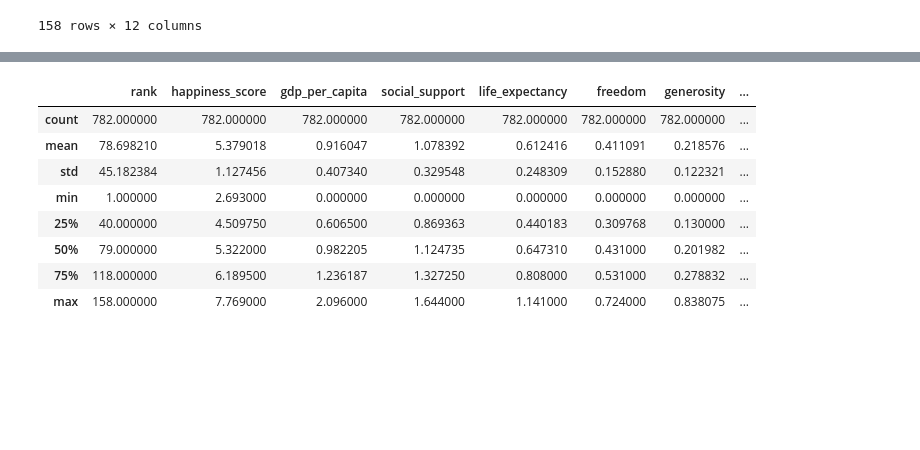
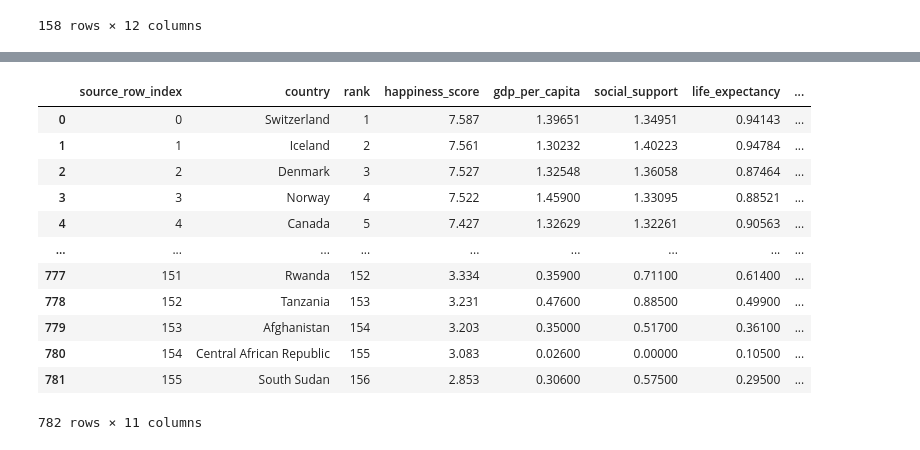
Before and after one commit to IR-test123/world-happiness-analysis, a Jupyter notebook: notebooks/01_exploration.ipynb, the cells around one changed output, grey strips where cells are left out. Cells and saved outputs as stored; diff of their text form; code cells hidden in the pictures; blank space fills up the shorter version.

Commit message:
Added config file for constants. Cleaned code, added data writer. Updated README.md for final changes. Stable version for presentation - 1.0.0

```diff
--- a/notebooks/01_exploration.ipynb
+++ b/notebooks/01_exploration.ipynb
@@ -61,17 +4,6 @@ import warnings
 warnings.simplefilter(action="ignore", category=FutureWarning)
 # %%
 import pandas as pd
-# %%
-import sys
-from pathlib import Path
-
-sys.path.append(str(Path().resolve().parent))
-
-BASE_DIR = Path("../")
-DATA_DIR = BASE_DIR / "data"
-RAW_DATA_PATH = DATA_DIR / "raw"
-PROCESSED_DATA_PATH = DATA_DIR / "processed"
-OUTPUT_FILE_FULL_PATH = PROCESSED_DATA_PATH / "combined_years.csv"
 # %%
 # Section 1 — Load Data
 from src.data_loader import load_all_csvs
@@ -145,11 +29,16 @@ COLUMN_MAPPING = {
 # %%
+# Section 2 — Clean Data
+
+#define dictionary for column name normalization. Based on predefined data of 2015-2019.
+
+from src.config import COLUMN_MAPPING, COLUMNS_TO_KEEP, COL_FILE_ID, COL_SOURCE_ROW
+
 # clean the names of all data frame columns so it can be worked with
 # standardize the data frame according to column mapping and filter out unusuable ones.
 # add file ID column to each so source can be identified after unification to one data frame.
 
-from src.data_cleaner import normalize_columns, standardize_df
+from src.data_cleaner import standardize_df
 
 for data_set_name in dfs:
-  dfs[data_set_name] = standardize_df(dfs[data_set_name], data_set_name, COLUMN_MAPPING)
-  # TODO - add the original line number of the file as another column - to make debug easy later on
+  dfs[data_set_name] = standardize_df(dfs[data_set_name], data_set_name, COLUMN_MAPPING, COLUMNS_TO_KEEP, COL_SOURCE_ROW, COL_FILE_ID)
 # %%
@@ -190,47 +79,54 @@ combined_df
 # %%
 # Data exploration and additional cleaning
+
+from src.config import COL_DYSTOPIA
 
 # print(combined_df[combined_df['country'] == 'Israel'])
 
 # corruption missing one entry - dystopia missing years 2018 and 2019 - removing the column
-combined_df.drop(columns=["dystopia_residual"], inplace=True)
+combined_df.drop(columns=[COL_DYSTOPIA], inplace=True)
 
-# minimal entry has some zeros accross almost every field. seems like empty data to check and filter out.
+# minimal entry has some zeros across almost every field. seems like empty data to check and filter out.
 combined_df.describe()
 
+combined_df
 # combined_df[combined_df["gdp_per_capita"] == 0]
 
 # combined_df["country"].nunique()
 # combined_df.loc[combined_df["file_id"] == '2015', "country"].nunique()
 # combined_df.loc[combined_df["file_id"] == '2016', "country"].nunique()
 # combined_df.loc[combined_df["file_id"] == '2017', "country"].nunique()
 # combined_df.loc[combined_df["file_id"] == '2018', "country"].nunique()
 # combined_df.loc[combined_df["file_id"] == '2019', "country"].nunique()
 
 # seems like the numbers aren't exact - fetching the countries that show in all files:
 # expected_years = combined_df["file_id"].nunique()
 
 # missing_countries = (
 #     combined_df.groupby("country")["file_id"].nunique()
 #     .loc[lambda x: x < expected_years]
 # )
 
 # missing_countries
 
 # seems : "Trinidad & Tobago", "Hong Kong", "Taiwan", all should be OK if name will be fixed
 # combined_df[combined_df["country"].str.startswith("Taiwan", na=False)]
 # searched for others - but all missing some years, so omitted.
 # combined_df[combined_df['country'].str.contains("Gam", na=False)]
 # %% [output]
-|  | rank | happiness_score | gdp_per_capita | social_support | life_expectancy | freedom | generosity | ... |
-| count | 782.000000 | 782.000000 | 782.000000 | 782.000000 | 782.000000 | 782.000000 | 782.000000 | ... |
-| mean | 78.698210 | 5.379018 | 0.916047 | 1.078392 | 0.612416 | 0.411091 | 0.218576 | ... |
-| std | 45.182384 | 1.127456 | 0.407340 | 0.329548 | 0.248309 | 0.152880 | 0.122321 | ... |
-| min | 1.000000 | 2.693000 | 0.000000 | 0.000000 | 0.000000 | 0.000000 | 0.000000 | ... |
-| 25% | 40.000000 | 4.509750 | 0.606500 | 0.869363 | 0.440183 | 0.309768 | 0.130000 | ... |
-| 50% | 79.000000 | 5.322000 | 0.982205 | 1.124735 | 0.647310 | 0.431000 | 0.201982 | ... |
-| 75% | 118.000000 | 6.189500 | 1.236187 | 1.327250 | 0.808000 | 0.531000 | 0.278832 | ... |
-| max | 158.000000 | 7.769000 | 2.096000 | 1.644000 | 1.141000 | 0.724000 | 0.838075 | ... |
+|  | source_row_index | country | rank | happiness_score | gdp_per_capita | social_support | life_expectancy | ... |
+| 0 | 0 | Switzerland | 1 | 7.587 | 1.39651 | 1.34951 | 0.94143 | ... |
+| 1 | 1 | Iceland | 2 | 7.561 | 1.30232 | 1.40223 | 0.94784 | ... |
+| 2 | 2 | Denmark | 3 | 7.527 | 1.32548 | 1.36058 | 0.87464 | ... |
+| 3 | 3 | Norway | 4 | 7.522 | 1.45900 | 1.33095 | 0.88521 | ... |
+| 4 | 4 | Canada | 5 | 7.427 | 1.32629 | 1.32261 | 0.90563 | ... |
+| ... | ... | ... | ... | ... | ... | ... | ... | ... |
+| 777 | 151 | Rwanda | 152 | 3.334 | 0.35900 | 0.71100 | 0.61400 | ... |
+| 778 | 152 | Tanzania | 153 | 3.231 | 0.47600 | 0.88500 | 0.49900 | ... |
+| 779 | 153 | Afghanistan | 154 | 3.203 | 0.35000 | 0.51700 | 0.36100 | ... |
+| 780 | 154 | Central African Republic | 155 | 3.083 | 0.02600 | 0.00000 | 0.10500 | ... |
+| 781 | 155 | South Sudan | 156 | 2.853 | 0.30600 | 0.57500 | 0.29500 | ... |
+782 rows × 11 columns
 # %%
 # Additional cleaning after exploration of data
 
```
Also changed, not shown: parts of 11 cells of this notebook, 7 other files.
